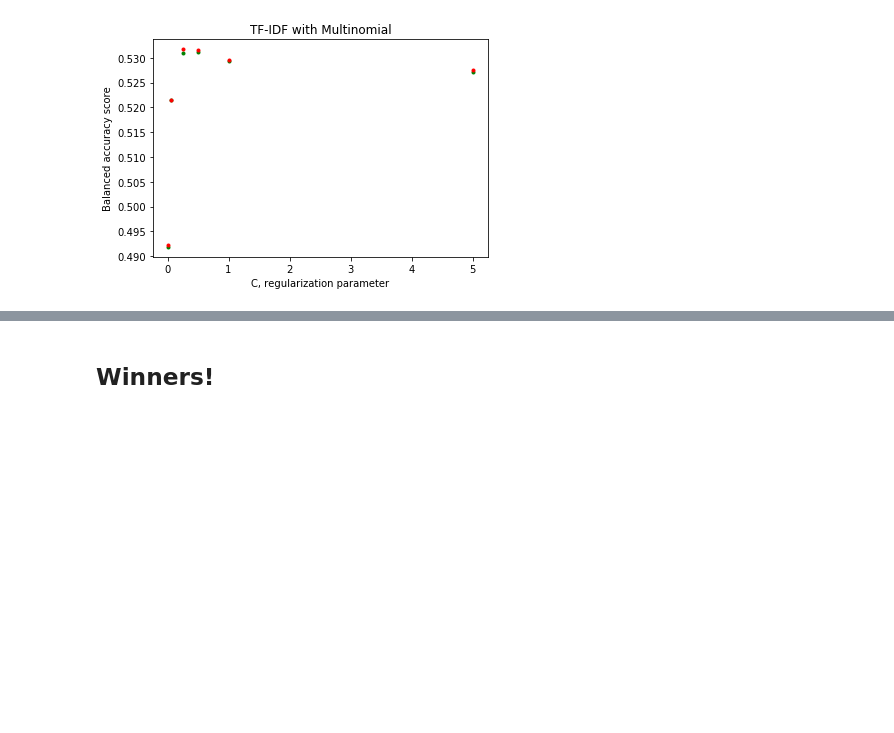
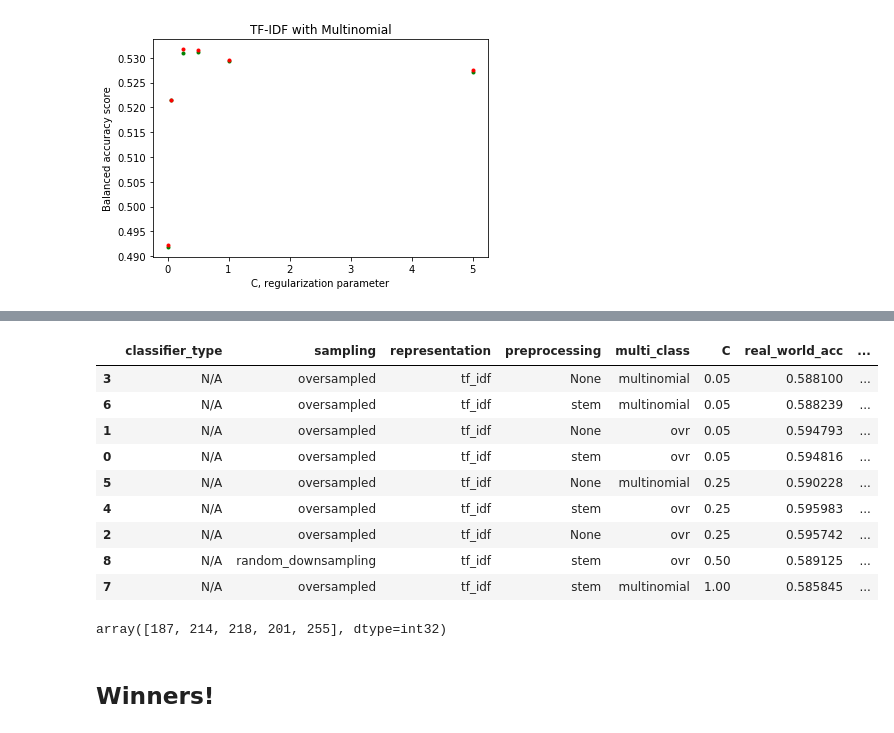
Before and after one commit to Asgavar/amazon-reviews, a Jupyter notebook: logistic-regression.ipynb, the cells around one changed output, grey strips where cells are left out. Cells and saved outputs as stored; diff of their text form; code cells hidden in the pictures; blank space fills up the shorter version.

```diff
--- a/logistic-regression.ipynb
+++ b/logistic-regression.ipynb
@@ -303,0 +320,43 @@ Text(0.5, 1.0, 'TF-IDF with Multinomial')
+# %%
+BEST = [
+    {'sampling': 'oversampled', 'representation': 'tf_idf', 'preprocessing': 'stem', 'multi_class': 'ovr', 'C': 0.05},
+    {'sampling': 'oversampled', 'representation': 'tf_idf', 'preprocessing': None, 'multi_class': 'ovr', 'C': 0.05},
+    {'sampling': 'oversampled', 'representation': 'tf_idf', 'preprocessing': None, 'multi_class': 'ovr', 'C': 0.25},
+    {'sampling': 'oversampled', 'representation': 'tf_idf', 'preprocessing': None, 'multi_class': 'multinomial', 'C': 0.05},
+    {'sampling': 'oversampled', 'representation': 'tf_idf', 'preprocessing': 'stem', 'multi_class': 'ovr', 'C': 0.25},
+    {'sampling': 'oversampled', 'representation': 'tf_idf', 'preprocessing': None, 'multi_class': 'multinomial','C': 0.25},
+    {'sampling': 'oversampled', 'representation': 'tf_idf', 'preprocessing': 'stem',	'multi_class': 'multinomial', 'C': 0.05},
+    {'sampling': 'oversampled', 'representation': 'tf_idf', 'preprocessing': 'stem', 'multi_class': 'multinomial', 'C': 1},
+    {'sampling': 'random_downsampling', 'representation': 'tf_idf', 'preprocessing':	'stem', 'multi_class':	'ovr', 'C': 0.5},
+    {'sampling': 'random_downsampling', 'representation': 'tf_idf', 'preprocessing':	'None', 'multi_class':	'ovr', 'C': 0.5},
+]
+# %%
+best_res = []
+
+for idx, estimator in enumerate(BEST):
+    sampling = estimator['sampling']
+    representation = estimator['representation']
+    preprocessing = estimator['preprocessing']
+    multi_class = estimator['multi_class']
+    C = estimator['C']
+
+    single_res = {
+        'sampling': sampling,
+        'representation': representation,
+        'preprocessing': preprocessing,
+        'multi_class': multi_class,
+        'C': C,
+    }
+    print(single_res)
+
+    train_as_vec, train_targets, test_as_vec, test_targets = common.load_dataset(
+                        sampling, representation, preprocessing)
+
+    classifier = sklearn.linear_model.LogisticRegression(C=C, multi_class=multi_class, n_jobs=-1, max_iter=1_000)
+    classifier.fit(train_as_vec, train_targets)
+
+    best_res.append(
+        common.perf_row(
+        classifier, test_as_vec, test_targets,
+        'N/A', sampling, representation,
+        preprocessing, multi_class=multi_class, C=C))
@@ -304,3 +368,20 @@ Text(0.5, 1.0, 'TF-IDF with Multinomial')
+# %%
+pd.DataFrame(best_res).sort_values('score', ascending=False)
+# %% [output]
+|  | classifier_type | sampling | representation | preprocessing | multi_class | C | real_world_acc | ... |
+| 3 | N/A | oversampled | tf_idf | None | multinomial | 0.05 | 0.588100 | ... |
+| 6 | N/A | oversampled | tf_idf | stem | multinomial | 0.05 | 0.588239 | ... |
+| 1 | N/A | oversampled | tf_idf | None | ovr | 0.05 | 0.594793 | ... |
+| 0 | N/A | oversampled | tf_idf | stem | ovr | 0.05 | 0.594816 | ... |
+| 5 | N/A | oversampled | tf_idf | None | multinomial | 0.25 | 0.590228 | ... |
+| 4 | N/A | oversampled | tf_idf | stem | ovr | 0.25 | 0.595983 | ... |
+| 2 | N/A | oversampled | tf_idf | None | ovr | 0.25 | 0.595742 | ... |
+| 8 | N/A | random_downsampling | tf_idf | stem | ovr | 0.50 | 0.589125 | ... |
+| 7 | N/A | oversampled | tf_idf | stem | multinomial | 1.00 | 0.585845 | ... |
+# %%
+classifier.n_iter_
+# %% [output]
+array([187, 214, 218, 201, 255], dtype=int32)
 # %% [markdown]
 ## Winners!
 # %%
```
Also changed, not shown: parts of 3 cells of this notebook.
